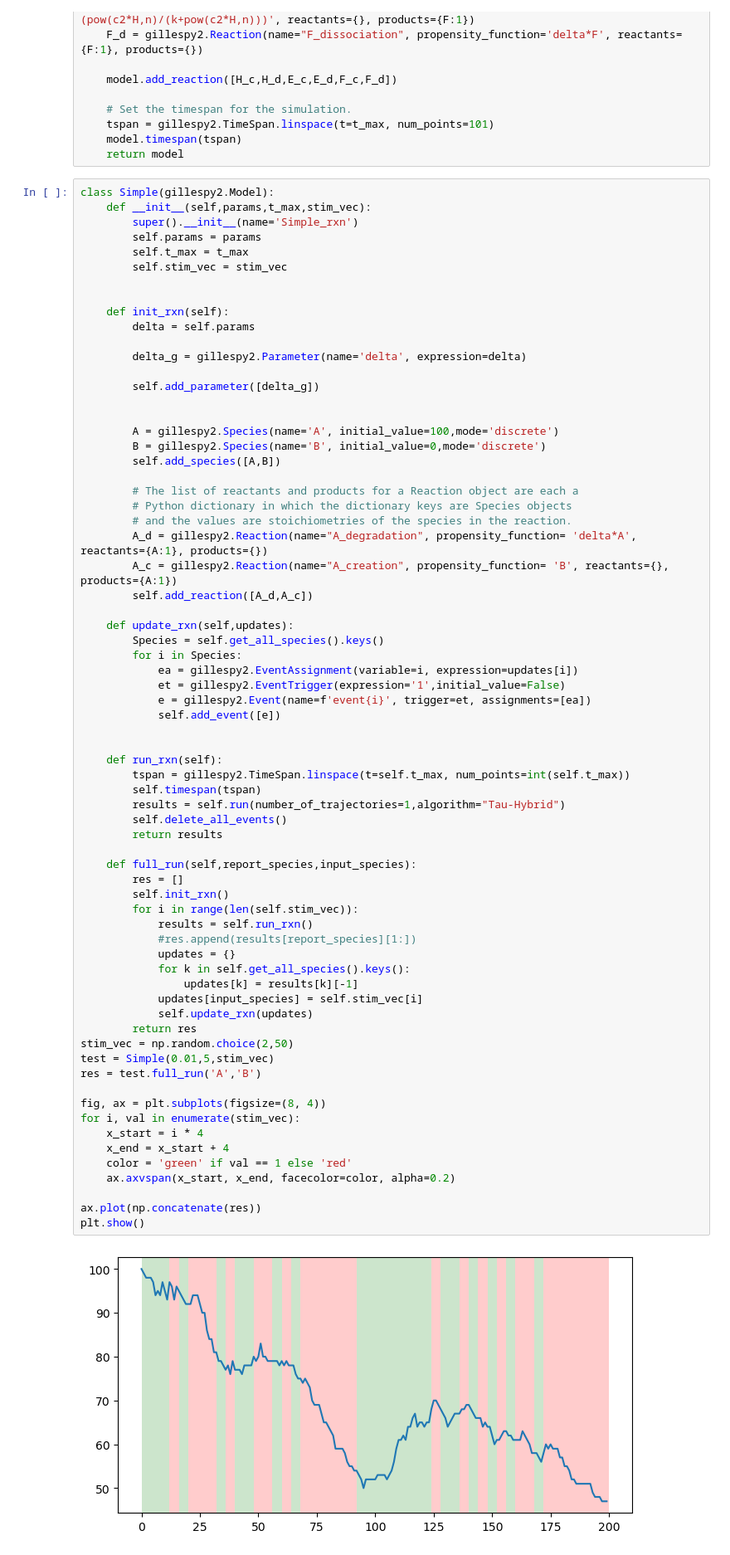
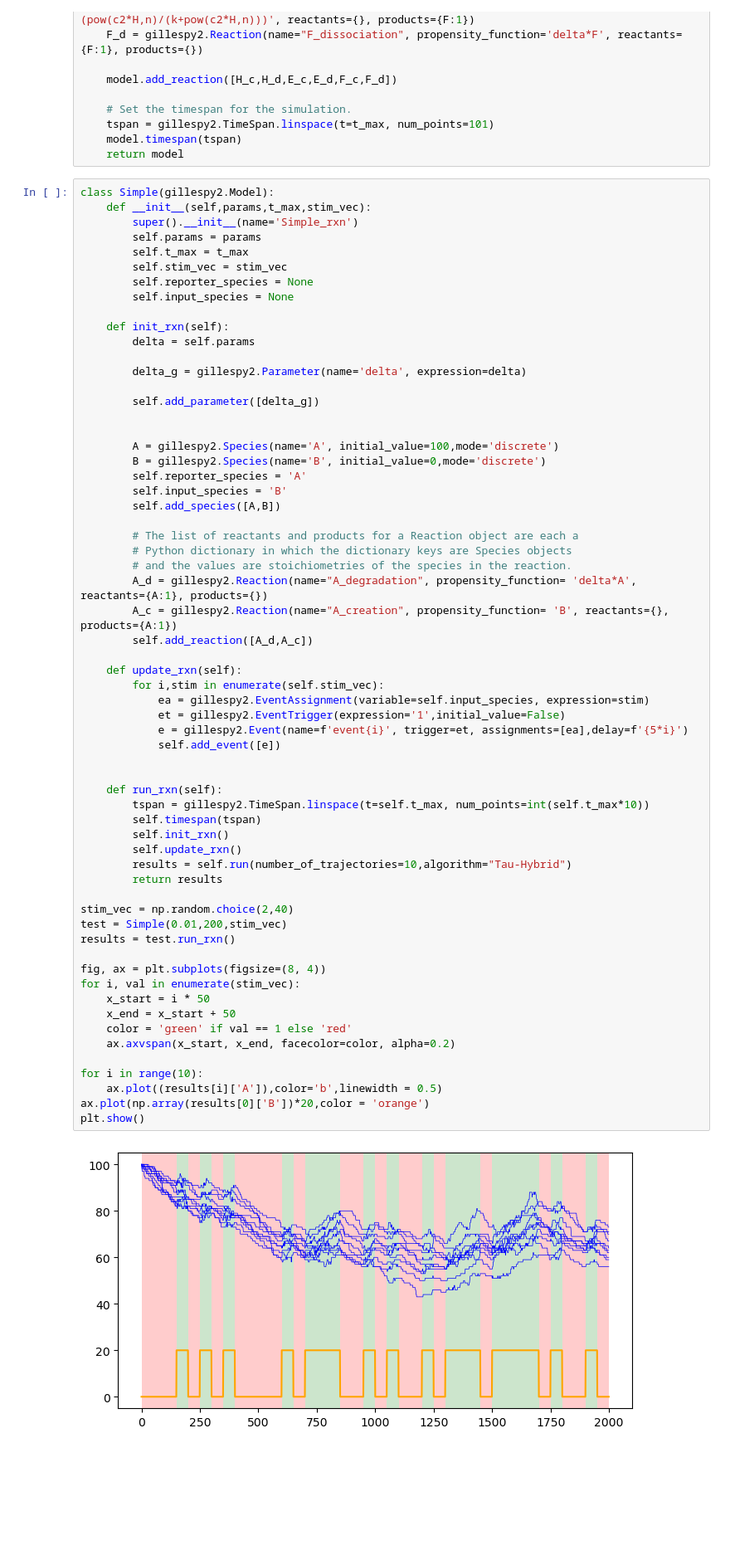
Before and after one commit to mhossein7/aisam, a Jupyter notebook: model/Gillespy_model.ipynb, the cells around one changed output. Shown at 83% size. Saved outputs shown, nothing was run; the diff lists cells and outputs as text; blank space fills up the shorter version.

Commit message:
multi event implemented

```diff
--- a/model/Gillespy_model.ipynb
+++ b/model/Gillespy_model.ipynb
@@ -55,7 +55,8 @@ class Simple(gillespy2.Model):
         self.params = params
         self.t_max = t_max
         self.stim_vec = stim_vec
-
+        self.reporter_species = None
+        self.input_species = None
 
     def init_rxn(self):
         delta = self.params
@@ -65,60 +66,52 @@ class Simple(gillespy2.Model):
         self.add_parameter([delta_g])
 
 
         A = gillespy2.Species(name='A', initial_value=100,mode='discrete')
         B = gillespy2.Species(name='B', initial_value=0,mode='discrete')
+        self.reporter_species = 'A'
+        self.input_species = 'B'
         self.add_species([A,B])
 
         # The list of reactants and products for a Reaction object are each a
         # Python dictionary in which the dictionary keys are Species objects
         # and the values are stoichiometries of the species in the reaction.
         A_d = gillespy2.Reaction(name="A_degradation", propensity_function= 'delta*A', reactants={A:1}, products={})
         A_c = gillespy2.Reaction(name="A_creation", propensity_function= 'B', reactants={}, products={A:1})
         self.add_reaction([A_d,A_c])
 
-    def update_rxn(self,updates):
-        Species = self.get_all_species().keys()
-        for i in Species:
-            ea = gillespy2.EventAssignment(variable=i, expression=updates[i])
+    def update_rxn(self):
+        for i,stim in enumerate(self.stim_vec):
+            ea = gillespy2.EventAssignment(variable=self.input_species, expression=stim)
             et = gillespy2.EventTrigger(expression='1',initial_value=False)
-            e = gillespy2.Event(name=f'event{i}', trigger=et, assignments=[ea])
+            e = gillespy2.Event(name=f'event{i}', trigger=et, assignments=[ea],delay=f'{5*i}')
             self.add_event([e])
 
 
     def run_rxn(self):
-        tspan = gillespy2.TimeSpan.linspace(t=self.t_max, num_points=int(self.t_max))
+        tspan = gillespy2.TimeSpan.linspace(t=self.t_max, num_points=int(self.t_max*10))
         self.timespan(tspan)
-        results = self.run(number_of_trajectories=1,algorithm="Tau-Hybrid")
-        self.delete_all_events()
+        self.init_rxn()
+        self.update_rxn()
+        results = self.run(number_of_trajectories=10,algorithm="Tau-Hybrid")
         return results
 
-    def full_run(self,report_species,input_species):
-        res = []
-        self.init_rxn()
-        for i in range(len(self.stim_vec)):
-            results = self.run_rxn()
-            #res.append(results[report_species][1:])
-            updates = {}
-            for k in self.get_all_species().keys():
-                updates[k] = results[k][-1]
-            updates[input_species] = self.stim_vec[i]
-            self.update_rxn(updates)
-        return res
-stim_vec = np.random.choice(2,50)
-test = Simple(0.01,5,stim_vec)
-res = test.full_run('A','B')
+stim_vec = np.random.choice(2,40)
+test = Simple(0.01,200,stim_vec)
+results = test.run_rxn()
 
 fig, ax = plt.subplots(figsize=(8, 4))
 for i, val in enumerate(stim_vec):
-    x_start = i * 4
-    x_end = x_start + 4
+    x_start = i * 50
+    x_end = x_start + 50
     color = 'green' if val == 1 else 'red'
     ax.axvspan(x_start, x_end, facecolor=color, alpha=0.2)
 
-ax.plot(np.concatenate(res))
+for i in range(10):
+    ax.plot((results[i]['A']),color='b',linewidth = 0.5)
+ax.plot(np.array(results[0]['B'])*20,color = 'orange')
 plt.show()
 # %% [output]
-[figure, old version]
+[figure, new version]
 # %%
 class CcaSR(gillespy2.Model):
     def __init__(self,params,t_max,stim_vec):
```
Also changed, not shown: parts of 4 cells of this notebook, 1 other file.
